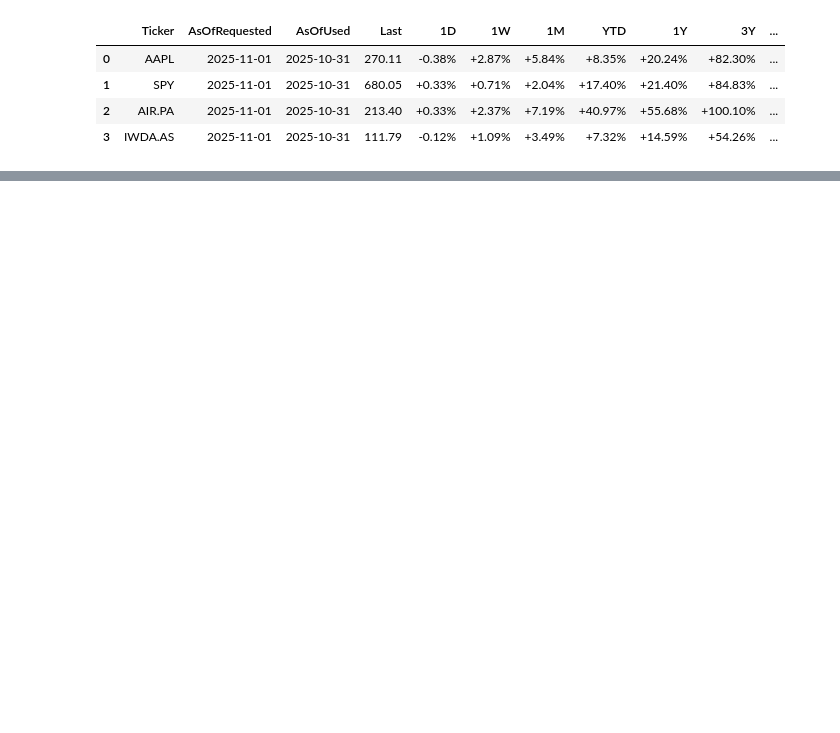
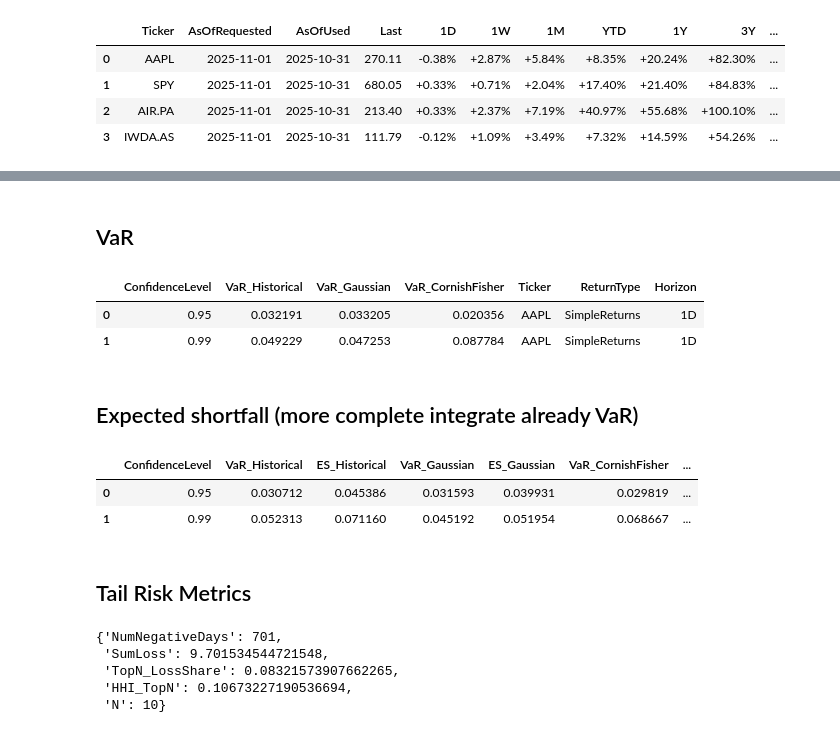
Before and after one commit to Vincent-Bulut/kitt, a Jupyter notebook: notebooks/analytics.ipynb, the cells around one changed output, grey strips where cells are left out. Cells and saved outputs as stored; diff of their text form; code cells hidden in the pictures; blank space fills up the shorter version.

Commit message:
feat(back end): poc done for analytcis next step integrate it to back end

```diff
--- a/notebooks/analytics.ipynb
+++ b/notebooks/analytics.ipynb
@@ -95,0 +930,2 @@ df.style.format({**{"Last":"{:.2f}"}, **{c:"{:+.2f}%" for c in pct_cols}})
+# %% [markdown]
+## VaR
@@ -95,0 +996,40 @@ df.style.format({**{"Last":"{:.2f}"}, **{c:"{:+.2f}%" for c in pct_cols}})
+# %%
+import yfinance as yf
+
+def yahoo_var(
+    ticker: str,
+    start_date: str,
+    end_date: str,
+    confidence_levels=CONF_LEVELS
+) -> pd.DataFrame:
+    df = yf.download(
+        ticker,
+        start=start_date,
+        end=pd.to_datetime(end_date) + pd.Timedelta(days=1),
+        auto_adjust=True,
+        progress=False
+    )
+    if df.empty:
+        raise ValueError(f"No data for {ticker}")
+
+    prices = df["Close"].dropna()
+    returns = prices.pct_change()
+
+    out = var_summary(returns, confidence_levels)
+    out["Ticker"] = ticker
+    out["ReturnType"] = "SimpleReturns"
+    out["Horizon"] = "1D"
+
+    return out
+# %%
+yahoo_var(
+    ticker="AAPL",
+    start_date="2025-01-01",
+    end_date="2025-12-25"
+)
+# %% [output]
+|  | ConfidenceLevel | VaR_Historical | VaR_Gaussian | VaR_CornishFisher | Ticker | ReturnType | Horizon |
+| 0 | 0.95 | 0.032191 | 0.033205 | 0.020356 | AAPL | SimpleReturns | 1D |
+| 1 | 0.99 | 0.049229 | 0.047253 | 0.087784 | AAPL | SimpleReturns | 1D |
+# %% [markdown]
+## Expected shortfall (more complete integrate already VaR)
@@ -95,0 +1176,8 @@ df.style.format({**{"Last":"{:.2f}"}, **{c:"{:+.2f}%" for c in pct_cols}})
+# %%
+yahoo_es("AAPL", "2018-01-01", "2024-01-01")
+# %% [output]
+|  | ConfidenceLevel | VaR_Historical | ES_Historical | VaR_Gaussian | ES_Gaussian | VaR_CornishFisher | ... |
+| 0 | 0.95 | 0.030712 | 0.045386 | 0.031593 | 0.039931 | 0.029819 | ... |
+| 1 | 0.99 | 0.052313 | 0.071160 | 0.045192 | 0.051954 | 0.068667 | ... |
+# %% [markdown]
+## Tail Risk Metrics
@@ -95,0 +1369,13 @@ df.style.format({**{"Last":"{:.2f}"}, **{c:"{:+.2f}%" for c in pct_cols}})
+# %%
+report = yahoo_tail_risk_report("AAPL", "2018-01-01", "2024-01-01", worst_n=10)
+
+report["TailQuantiles"]          # 1% / 5% quantiles
+report["WorstNReturns"]          # tableau des pires jours
+report["DrawdownTail"]           # quantiles des drawdowns par épisode
+report["TailConcentration"]      # concentration des pertes
+# %% [output]
+{'NumNegativeDays': 701,
+ 'SumLoss': 9.701534544721548,
+ 'TopN_LossShare': 0.08321573907662265,
+ 'HHI_TopN': 0.10673227190536694,
+ 'N': 10}
```
Also changed, not shown: parts of 37 cells of this notebook, 1 other file.
